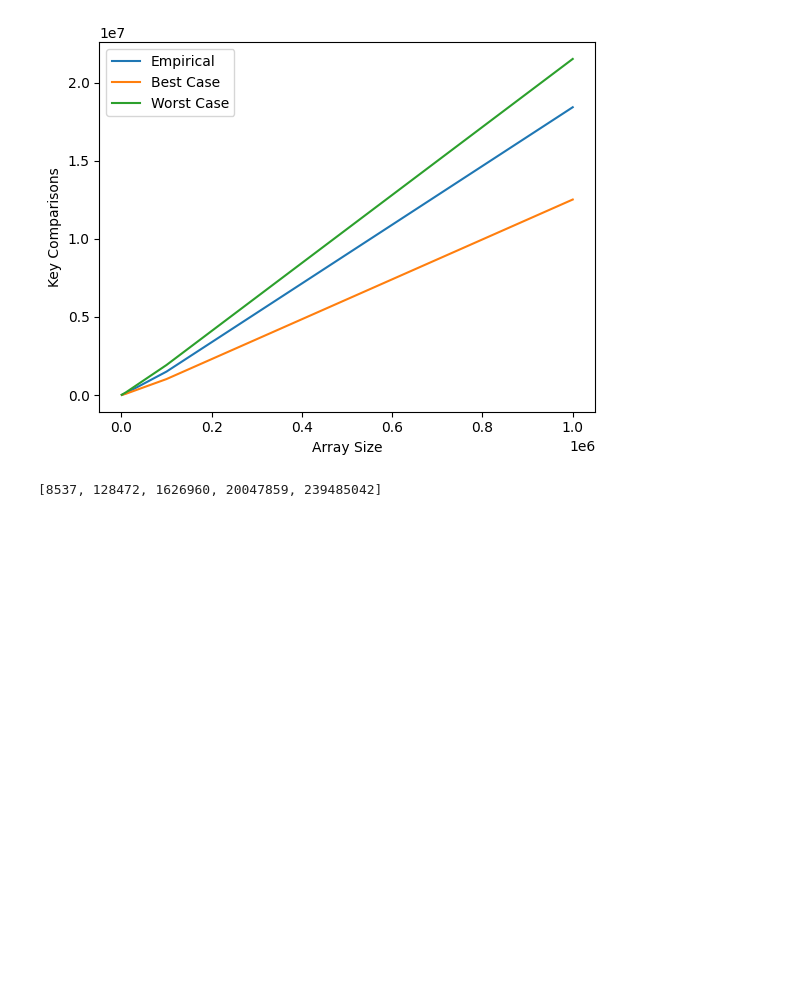
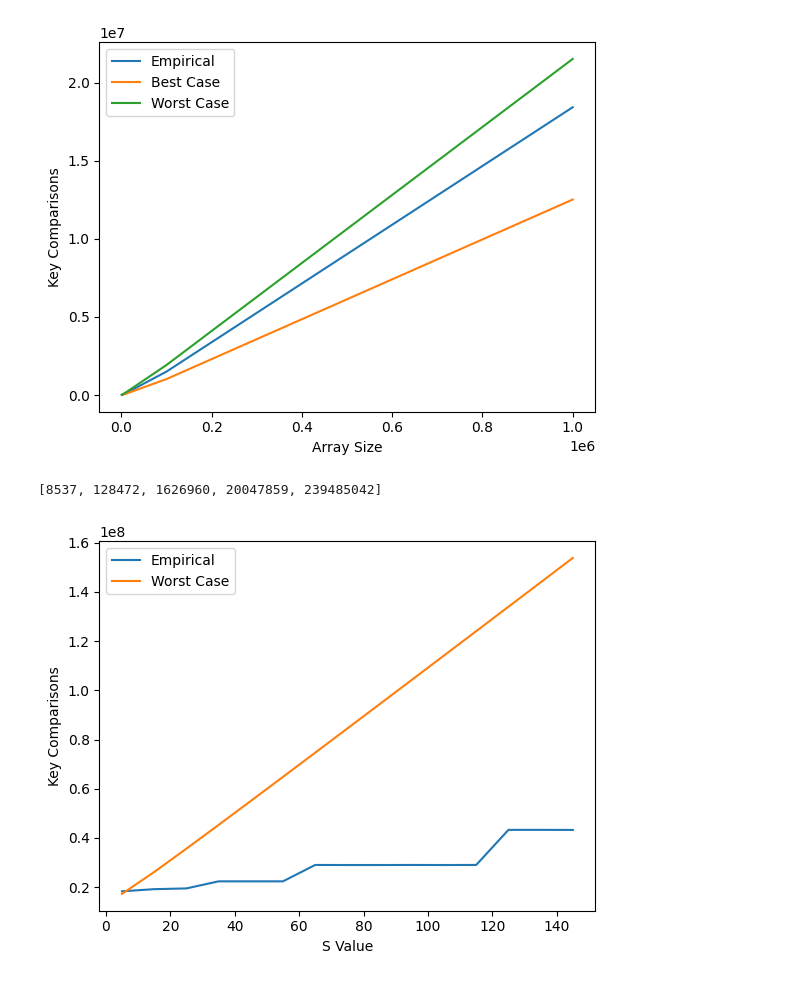
Before and after one commit to iujinwee/AlgoLads, a Jupyter notebook: SC2001_Project1/advait/python/partc.ipynb, the cells around one changed output. Cells and saved outputs as stored; diff of their text form; code cells hidden in the pictures; blank space fills up the shorter version.

```diff
--- a/SC2001_Project1/advait/python/partc.ipynb
+++ b/SC2001_Project1/advait/python/partc.ipynb
@@ -266,3 +266,89 @@ plt.show()
 print(keyComparisonsHybrid)
 # %% [output]
 [8537, 128472, 1626960, 20047859, 239485042]
+# %%
+import numpy as np
+hybridCount = 0
+
+def merge(arr,left, right):
+    global hybridCount
+    i = j = k = 0
+    while i < len(left) and j < len(right):
+        hybridCount+=1
+        if left[i] <= right[j]:
+            arr[k] = left[i]
+            i += 1
+        else:
+            arr[k] = right[j]
+            j += 1
+        k += 1
+    while i < len(left):
+        arr[k] = left[i]
+        i += 1
+        k += 1
+    while j < len(right):
+        arr[k] = right[j]
+        j += 1
+        k += 1
+    return arr
+
+def mergeSort(arr):
+    if len(arr) <= 1:
+        return arr
+    mid = len(arr) // 2
+    left = arr[:mid]
+    right = arr[mid:]
+    left = mergeSort(left)
+    right = mergeSort(right)
+    return merge(arr, left, right)
+
+def insertion_sort(arr):
+    global hybridCount
+    for i in range(1, len(arr)):
+        key = arr[i]
+        j = i - 1
+        while j >= 0 and arr[j] > key:
+            hybridCount+=1
+            arr[j + 1] = arr[j]
+            j -= 1
+        arr[j + 1] = key
+    return arr
+
+def hybrid_sort(arr, s):
+    if len(arr) <= s:
+        return insertion_sort(arr)
+    mid = len(arr) // 2
+    left = arr[:mid]
+    right = arr[mid:]
+    hybrid_sort(left, s)
+    hybrid_sort(right, s)
+    return merge(arr,left,right)
+
+keyComparisonsHybrid = []
+best = []
+worst = []
+size = 1000000
+
+# list containing integers from 0 to 150, at 50 intervals
+sValues = [i for i in range(5, 150, 10)]
+
+
+for s in sValues:
+    best_case = np.array(size) + np.array(size) * np.log(np.array(size)/s)
+    worst_case = np.array(size) * s + np.array(size) * np.log(np.array(size)/s)
+    best.append(best_case)
+    worst.append(worst_case)
+    arr = generateRandomList(size, size)
+    hybrid_sort(arr, s)
+    keyComparisonsHybrid.append(hybridCount)
+    hybridCount=0
+
+plt.plot(sValues,keyComparisonsHybrid, label="Empirical")
+
+plt.plot(sValues, worst, label='Worst Case')
+plt.xlabel('S Value')
+plt.ylabel('Key Comparisons')
+plt.legend()
+plt.show()
+# %% [output]
+[figure, added]
```
